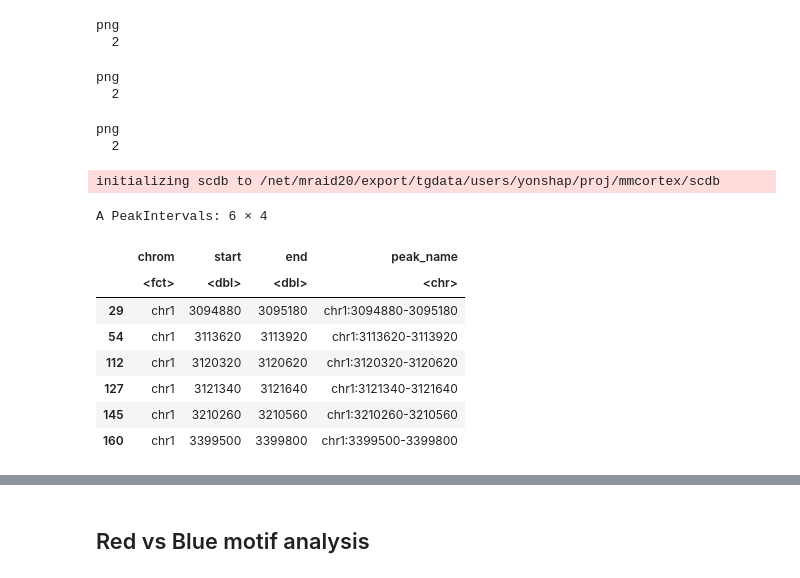
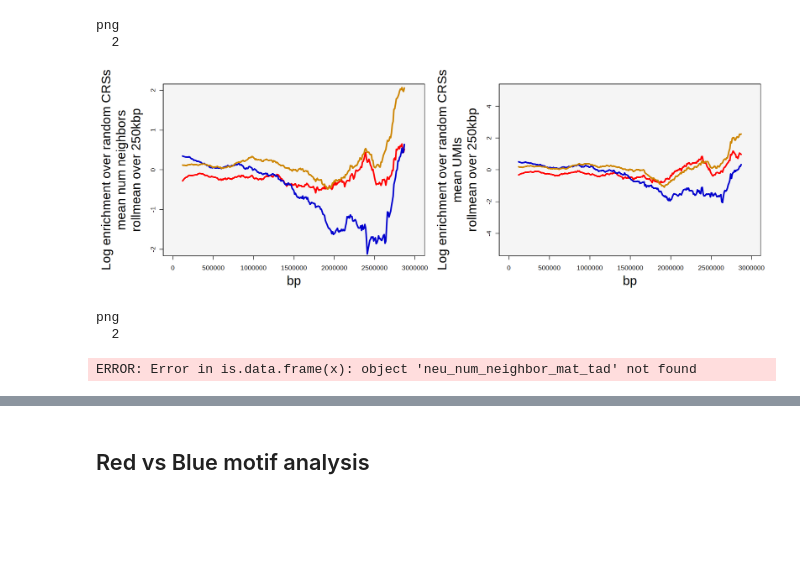
Before and after one commit to tanaylab/mmcortex, a Jupyter notebook: paper_notebooks/MPRA_analysis.ipynb, the cells around one changed output, grey strips where cells are left out. Drawn from its saved outputs; the diff is of its cells as text; code cells hidden in the pictures; blank space fills up the shorter version.

```diff
--- a/paper_notebooks/MPRA_analysis.ipynb
+++ b/paper_notebooks/MPRA_analysis.ipynb
@@ -752,5 +638,34 @@ dev.off()
 # %% [output]
 png
   2
+# %%
+# png('./output/MPRA/figs/sum_nei_and_umis_over_50kbp_per_ipc_crs_categories.png', h = 400, w = 800)
+# pdf('./output/MPRA/figs/sum_nei_and_umis_over_50kbp_per_ipc_crs_categories_tad.pdf', h = 400/71, w = 800/71)
+par(mfrow = c(1,2))
+par(cex.lab = 2, mar = c(5,9,2,1))
+K <- 25
+LWD <- 3
+bg_col <- 'whitesmoke'
+x <- as.numeric(colnames(neu_num_neighbor_mat))
+plot(x, zoo::rollmean(colMeans(neu_num_neighbor_mat_tad), k = K, na.pad = T), xlim = c(0,3e+6), col = 'white', ylim = c(-2,2), ylab = glue::glue('Log enrichment over random CRSs\nmean num neighbors\nrollmean over {10*K}kbp'), xlab = 'bp')
+rect(par("usr")[1], par("usr")[3],
+     par("usr")[2], par("usr")[4],
+     col = bg_col)
+lines(x, log2(zoo::rollmean(colMeans(neu_num_neighbor_mat_tad), k = K, na.pad = T)/zoo::rollmean(colMeans(rand_num_neighbor_mat_tad), k = K, na.pad = T)), col = 'red', lwd = LWD)
+lines(x, log2(zoo::rollmean(colMeans(ipc_pc_num_neighbor_mat_tad), k = K, na.pad = T)/zoo::rollmean(colMeans(rand_num_neighbor_mat_tad), k = K, na.pad = T)), col = col_key[['IPC']], lwd = LWD)
+lines(x, log2(zoo::rollmean(colMeans(ipc_ctxt_num_neighbor_mat_tad), k = K, na.pad = T)/zoo::rollmean(colMeans(rand_num_neighbor_mat_tad), k = K, na.pad = T)), col = 'orange3', lwd = LWD)
+# axis(1, at = 1:100, labels = seq(-5e+4-1, 5e+4, l=100))
+par(cex.lab = 2, mar = c(5,9,2,1))
+plot(x, log2(zoo::rollmean(colMeans(neu_umi_neighbor_mat_tad), k = K, na.pad = T)), col = 'white', ylim = c(-5,5), ylab = glue::glue('Log enrichment over random CRSs\nmean UMIs\nrollmean over {10*K}kbp'), xlab = 'bp')
+rect(par("usr")[1], par("usr")[3],
+     par("usr")[2], par("usr")[4],
+     col = bg_col)
+lines(x, log2(zoo::rollmean(colMeans(neu_umi_neighbor_mat_tad), k = K, na.pad = T)/zoo::rollmean(colMeans(rand_umi_neighbor_mat_tad), k = K, na.pad = T)), col = 'red', lwd = LWD)
+lines(x, log2(zoo::rollmean(colMeans(ipc_pc_umi_neighbor_mat_tad), k = K, na.pad = T)/zoo::rollmean(colMeans(rand_umi_neighbor_mat_tad), k = K, na.pad = T)), col = col_key[['IPC']], lwd = LWD)
+lines(x, log2(zoo::rollmean(colMeans(ipc_ctxt_umi_neighbor_mat_tad), k = K, na.pad = T)/zoo::rollmean(colMeans(rand_umi_neighbor_mat_tad), k = K, na.pad = T)), col = 'orange3', lwd = LWD)
+# axis(1, at = 1:100, labels = seq(-5e+4-1, 5e+4, l=100))
+# dev.off()
+# %% [output]
+[figure, added]
 # %%
 # png('./output/MPRA/figs/sum_nei_and_umis_over_50kbp_per_nsc_crs_categories.png', h = 400, w = 800)
@@ -784,7 +699,7 @@ png
   2
 # %%
 # png('./output/MPRA/figs/sum_nei_and_umis_over_50kbp_per_nsc_crs_categories.png', h = 400, w = 800)
-pdf('./output/MPRA/figs/sum_nei_and_umis_over_50kbp_per_nsc_crs_categories_tad.pdf', h = 400/71, w = 800/71)
+pdf('./output/MPRA/figs/test/sum_nei_and_umis_over_50kbp_per_nsc_crs_categories_tad.pdf', h = 400/71, w = 800/71)
 par(mfrow = c(1,2))
 par(cex.lab = 2, mar = c(5,7,2,1))
 K <- 25
@@ -812,24 +727,4 @@ lines(x, log2(zoo::rollmean(colMeans(nsc_ctxt_umi_neighbor_mat_tad), k = K, na.p
 # axis(1, at = 1:100, labels = seq(-5e+4-1, 5e+4, l=100))
 dev.off()
 # %% [output]
-png
-  2
+ERROR: Error in is.data.frame(x): object 'neu_num_neighbor_mat_tad' not found
-# %%
-scdb_init(file.path(wd, 'scdb'), f=T)
-mat <- scdb_mat('pl_cort')
-
-mc <- scdb_mc('pl_cort')
-# %% [output]
-initializing scdb to /net/mraid20/export/tgdata/users/yonshap/proj/mmcortex/scdb
-# %%
-head(mcp)
-# %% [output]
-A PeakIntervals: 6 × 4
-|  | chrom | start | end | peak_name |
-|  | <fct> | <dbl> | <dbl> | <chr> |
-| 29 | chr1 | 3094880 | 3095180 | chr1:3094880-3095180 |
-| 54 | chr1 | 3113620 | 3113920 | chr1:3113620-3113920 |
-| 112 | chr1 | 3120320 | 3120620 | chr1:3120320-3120620 |
-| 127 | chr1 | 3121340 | 3121640 | chr1:3121340-3121640 |
-| 145 | chr1 | 3210260 | 3210560 | chr1:3210260-3210560 |
-| 160 | chr1 | 3399500 | 3399800 | chr1:3399500-3399800 |
```
Also changed, not shown: parts of 60 cells of this notebook, 54 other files.
